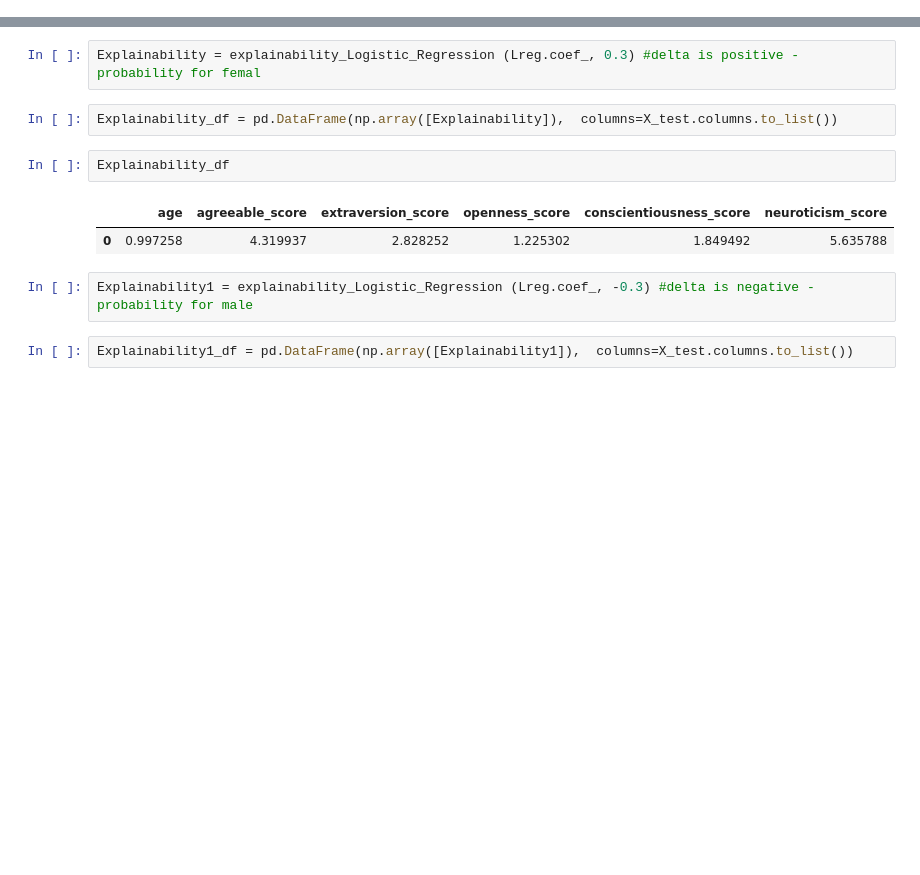
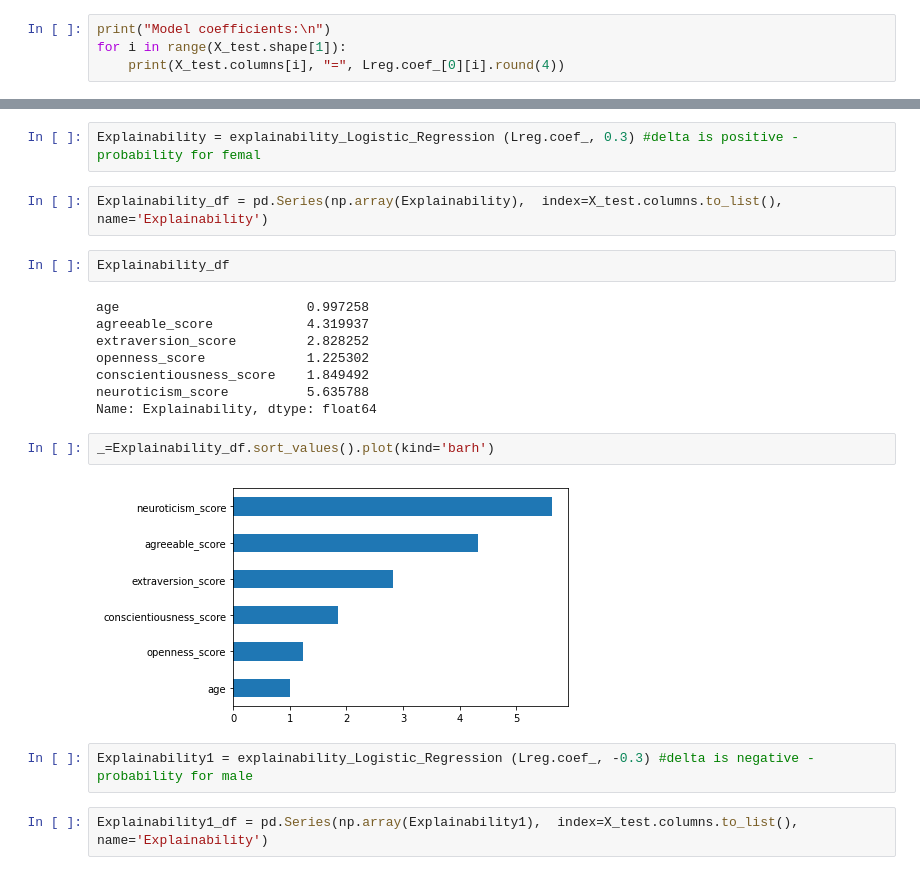
Before and after one commit to efratkohen/Big_five, a Jupyter notebook: Big Five.ipynb, the cells around one changed output, grey strips where cells are left out. Cells and saved outputs as stored; diff of their text form; blank space fills up the shorter version.

```diff
--- a/Big Five.ipynb
+++ b/Big Five.ipynb
@@ -539,3 +537,7 @@ Lreg.coef_
 # %% [output]
 array([[-0.00915109,  4.87746972,  3.46553004,  0.67728998,  2.04970286,
          5.76378964]])
+# %%
+print("Model coefficients:\n")
+for i in range(X_test.shape[1]):
+    print(X_test.columns[i], "=", Lreg.coef_[0][i].round(4))
@@ -612,16 +623,25 @@ def explainability_Logistic_Regression (coef: np.array, delta: float):
 # %%
 Explainability = explainability_Logistic_Regression (Lreg.coef_, 0.3) #delta is positive - probability for femal
 # %%
-Explainability_df = pd.DataFrame(np.array([Explainability]),  columns=X_test.columns.to_list())
+Explainability_df = pd.Series(np.array(Explainability),  index=X_test.columns.to_list(), name='Explainability')
 # %%
 Explainability_df
 # %% [output]
-|  | age | agreeable_score | extraversion_score | openness_score | conscientiousness_score | neuroticism_score |
-| 0 | 0.997258 | 4.319937 | 2.828252 | 1.225302 | 1.849492 | 5.635788 |
+age                        0.997258
+agreeable_score            4.319937
+extraversion_score         2.828252
+openness_score             1.225302
+conscientiousness_score    1.849492
+neuroticism_score          5.635788
+Name: Explainability, dtype: float64
+# %%
+_=Explainability_df.sort_values().plot(kind='barh')
+# %% [output]
+[figure, added]
 # %%
 Explainability1 = explainability_Logistic_Regression (Lreg.coef_, -0.3) #delta is negative - probability for male
 # %%
-Explainability1_df = pd.DataFrame(np.array([Explainability1]),  columns=X_test.columns.to_list())
+Explainability1_df = pd.Series(np.array(Explainability1),  index=X_test.columns.to_list(), name='Explainability')
 # %%
 Explainability1_df
 # %% [output]
```
Also changed, not shown: parts of 14 cells of this notebook.
